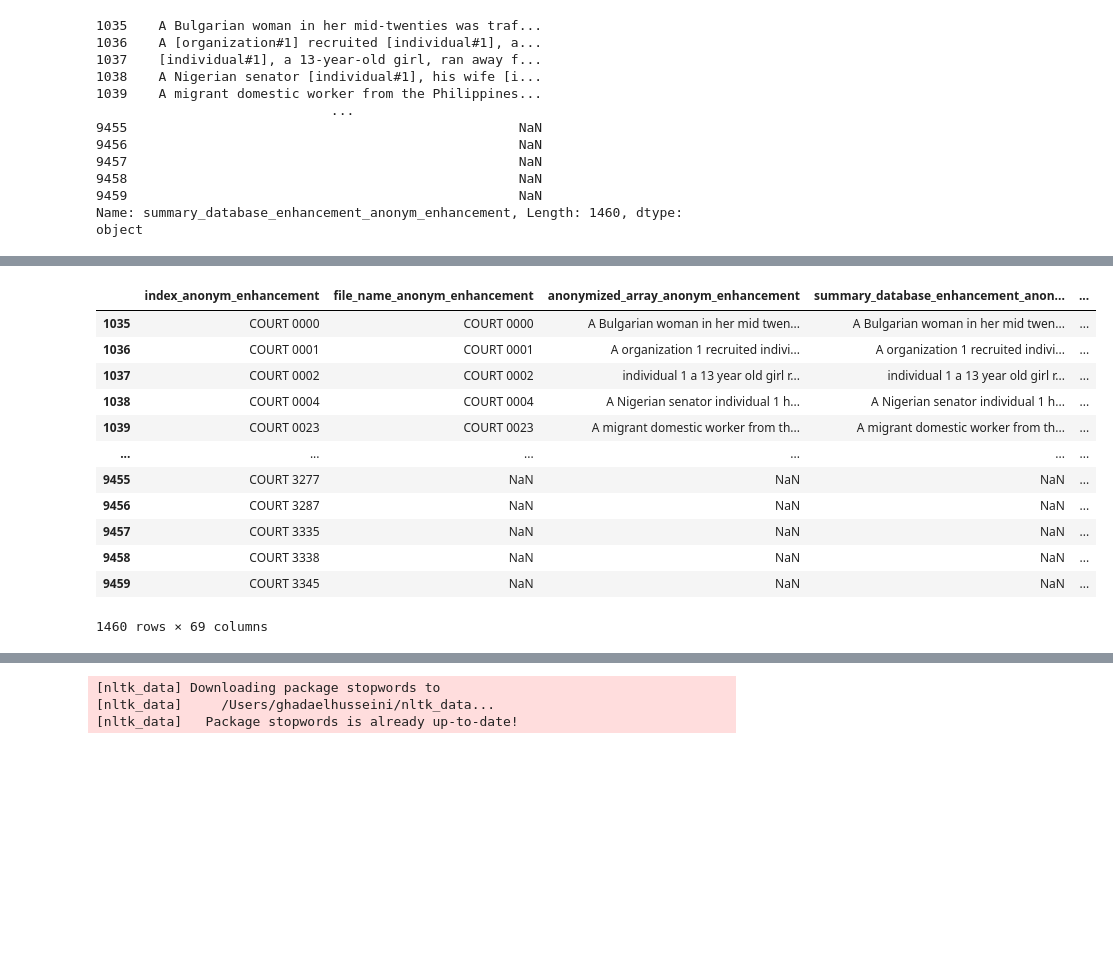
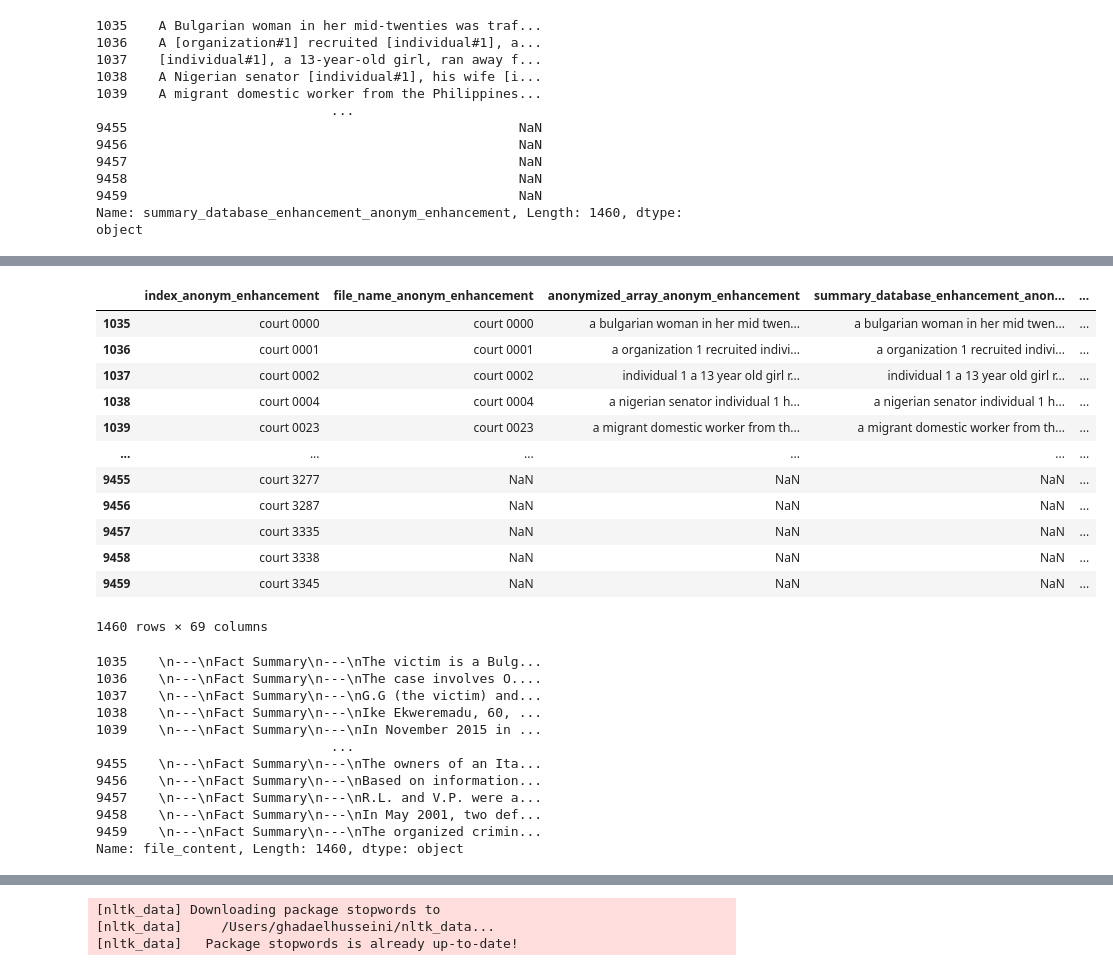
Before and after one commit to GhadaElhusseini/MLDT_Project, a Jupyter notebook: MLDT_Data.ipynb, the cells around one changed output, grey strips where cells are left out. Drawn from its saved outputs; the diff is of its cells as text; code cells hidden in the pictures; blank space fills up the shorter version.

Commit message:
With Clean Function

```diff
--- a/MLDT_Data.ipynb
+++ b/MLDT_Data.ipynb
@@ -140,27 +243,42 @@ df_lower
 # Removing Punctuation & Special Characters
 import re
 
-df_clean = df.copy()
+df = df_lower.copy()
 
-for col in df_clean.columns:
-    df_clean[col] = [
+for col in df.columns:
+    df[col] = [
         re.sub(r'[^a-zA-Z0-9\s]', ' ', x) if isinstance(x, str) else x
-        for x in df_clean[col]
+        for x in df[col]
     ]
+# %%
+df
+# %% [output]
+|  | index_anonym_enhancement | file_name_anonym_enhancement | anonymized_array_anonym_enhancement | summary_database_enhancement_anon... | ... |
+| 1035 | court 0000 | court 0000 | a bulgarian woman in her mid twen... | a bulgarian woman in her mid twen... | ... |
+| 1036 | court 0001 | court 0001 | a organization 1 recruited indivi... | a organization 1 recruited indivi... | ... |
+| 1037 | court 0002 | court 0002 | individual 1 a 13 year old girl r... | individual 1 a 13 year old girl r... | ... |
+| 1038 | court 0004 | court 0004 | a nigerian senator individual 1 h... | a nigerian senator individual 1 h... | ... |
+| 1039 | court 0023 | court 0023 | a migrant domestic worker from th... | a migrant domestic worker from th... | ... |
+| ... | ... | ... | ... | ... | ... |
+| 9455 | court 3277 | NaN | NaN | NaN | ... |
+| 9456 | court 3287 | NaN | NaN | NaN | ... |
+| 9457 | court 3335 | NaN | NaN | NaN | ... |
+| 9458 | court 3338 | NaN | NaN | NaN | ... |
+| 9459 | court 3345 | NaN | NaN | NaN | ... |
+1460 rows × 69 columns
 # %%
 # check if special characters are removed
-df_clean
+df["file_content"]
 # %% [output]
-|  | index_anonym_enhancement | file_name_anonym_enhancement | anonymized_array_anonym_enhancement | summary_database_enhancement_anon... | ... |
-| 1035 | COURT 0000 | COURT 0000 | A Bulgarian woman in her mid twen... | A Bulgarian woman in her mid twen... | ... |
-| 1036 | COURT 0001 | COURT 0001 | A organization 1 recruited indivi... | A organization 1 recruited indivi... | ... |
-| 1037 | COURT 0002 | COURT 0002 | individual 1 a 13 year old girl r... | individual 1 a 13 year old girl r... | ... |
-| 1038 | COURT 0004 | COURT 0004 | A Nigerian senator individual 1 h... | A Nigerian senator individual 1 h... | ... |
-| 1039 | COURT 0023 | COURT 0023 | A migrant domestic worker from th... | A migrant domestic worker from th... | ... |
-| ... | ... | ... | ... | ... | ... |
-| 9455 | COURT 3277 | NaN | NaN | NaN | ... |
-| 9456 | COURT 3287 | NaN | NaN | NaN | ... |
-| 9457 | COURT 3335 | NaN | NaN | NaN | ... |
-| 9458 | COURT 3338 | NaN | NaN | NaN | ... |
-| 9459 | COURT 3345 | NaN | NaN | NaN | ... |
-1460 rows × 69 columns
+1035    \n---\nFact Summary\n---\nThe victim is a Bulg...
+1036    \n---\nFact Summary\n---\nThe case involves O....
+1037    \n---\nFact Summary\n---\nG.G (the victim) and...
+1038    \n---\nFact Summary\n---\nIke Ekweremadu, 60, ...
+1039    \n---\nFact Summary\n---\nIn November 2015 in ...
+                              ...
+9455    \n---\nFact Summary\n---\nThe owners of an Ita...
+9456    \n---\nFact Summary\n---\nBased on information...
+9457    \n---\nFact Summary\n---\nR.L. and V.P. were a...
+9458    \n---\nFact Summary\n---\nIn May 2001, two def...
+9459    \n---\nFact Summary\n---\nThe organized crimin...
+Name: file_content, Length: 1460, dtype: object
```
Also changed, not shown: parts of 17 cells of this notebook, 1 other file.
